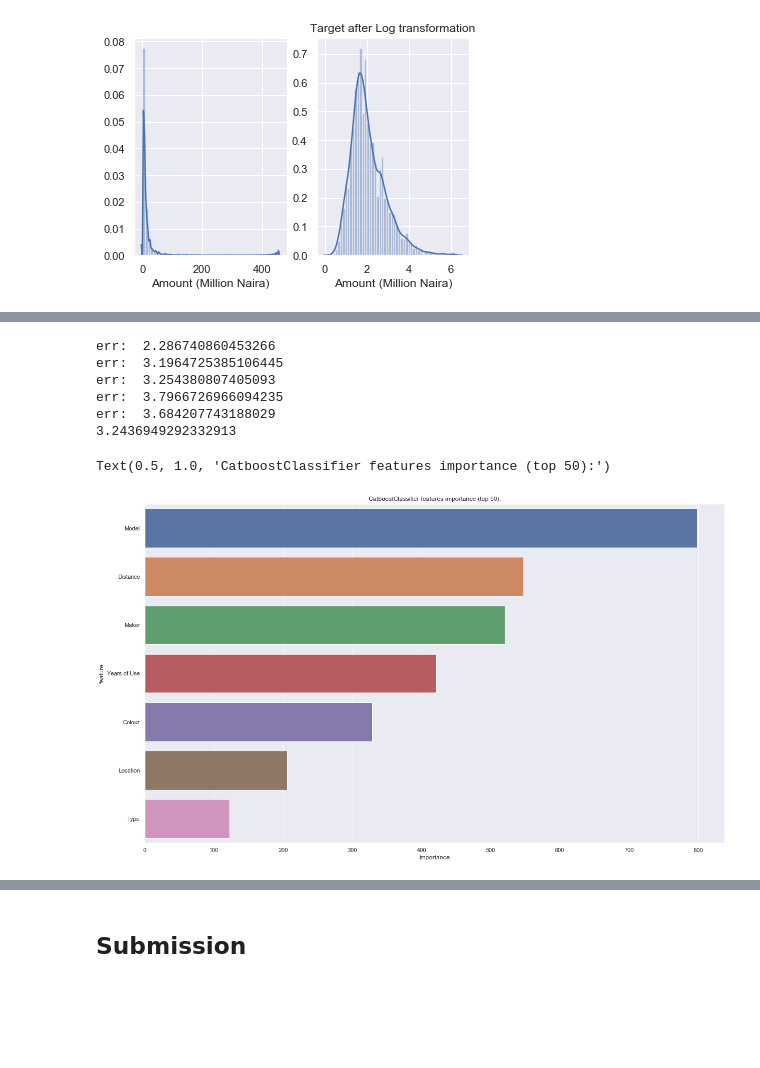
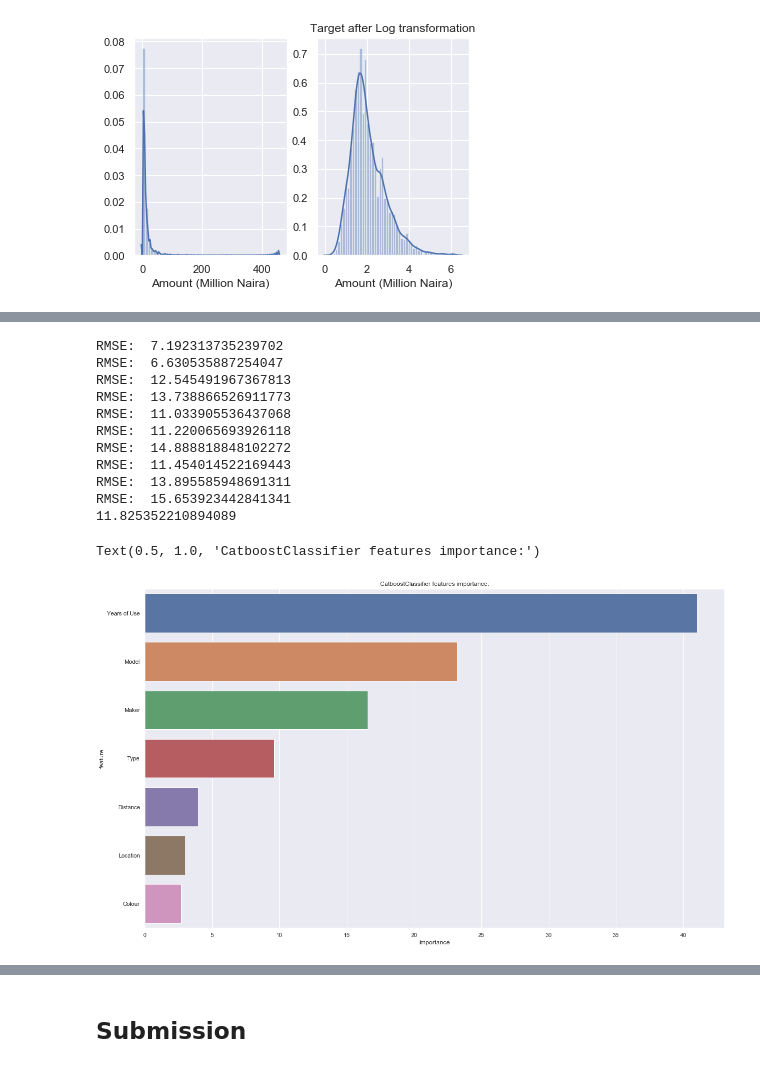
Before and after one commit to michaji/AI-Invasion-2022-Hackathon, a Jupyter notebook: Car.ipynb, the cells around one changed output, grey strips where cells are left out. Saved outputs shown, nothing was run; the diff lists cells and outputs as text; code cells hidden in the pictures; blank space fills up the shorter version.

```diff
--- a/Car.ipynb
+++ b/Car.ipynb
@@ -837,0 +1017,5 @@ sns.distplot(train['Distance'])
+# %%
+df1['Distance'] = df1['Distance'].dropna()
+# %%
+df['Distance'] = df['Distance'].dropna()
+#df1['Distance'].dropna()
@@ -837,0 +1026,11 @@ sns.distplot(train['Distance'])
+# %%
+sns.set()
+dist = df["Distance"]
+dist_transformed = pd.Series(np.log1p(dist))
+
+fig, ax = plt.subplots(1, 2)
+sns.distplot(dist, ax=ax[0])
+plt.title("Distance after Log transformation")
+# ax[0].axvline(y_transformed)
+sns.distplot(dist_transformed, ax=ax[1])
+plt.show()
@@ -891,46 +1138,53 @@ plt.show()
 fold_pred=[]
 oof_pred = []
 
-params = {'colsample_bytree': 0.384606276881856,
- 'learning_rate': 0.23251453473545997,
- 'max_depth': 7,
- 'subsample': 0.3530887571489526}
+params = {
+ 'learning_rate': 0.1,
+ 'max_depth': 8,
+ 'n_estimators' : 2000,
+ 'use_best_model': True
+ }
 
 
 
 
-fold= KFold(n_splits=5)#15#5#10
+fold= KFold(n_splits = 10)#15#5#10
 i=1
 for train_index, test_index in fold.split(X,y):
 
     X_train, X_test = X.iloc[train_index], X.iloc[test_index]
     y_train, y_test = np.log1p(y.iloc[train_index]), y.iloc[test_index]
 
-    model = LGBMRegressor(**params, objective = "mae")
+    model = LGBMRegressor(**params, eval_metric = 'RMSE')
     model.fit(X_train,y_train,eval_set=[(X_train,y_train),(X_test, y_test)], early_stopping_rounds=300, verbose = False)#erly100
 
     preds= model.predict(X_test)
-    print("err: ",(mean_absolute_error(y_test,np.expm1(preds))))  #Reverse transformation
-    oof_pred.append(mean_absolute_error(y_test,np.expm1(preds)))
+    print("RMSE: ", np.sqrt(mean_squared_error(y_test, np.expm1(preds))))  #Reverse transformation
+    oof_pred.append(np.sqrt(mean_squared_error(y_test, np.expm1(preds))))
     p2 = model.predict(df1[X.columns])
     fold_pred.append(np.expm1(p2))
 
 
 print(np.mean(oof_pred))
 # %% [output]
-err:  2.286740860453266
-err:  3.1964725385106445
-err:  3.254380807405093
-err:  3.7966726966094235
-err:  3.684207743188029
-3.2436949292332913
+RMSE:  7.192313735239702
+RMSE:  6.630535887254047
+RMSE:  12.545491967367813
+RMSE:  13.738866526911773
+RMSE:  11.033905536437068
+RMSE:  11.220065693926118
+RMSE:  14.888818848102272
+RMSE:  11.454014522169443
+RMSE:  13.895585948691311
+RMSE:  15.653923442841341
+11.825352210894089
 # %%
 feature_importance_df = pd.DataFrame(model.feature_importances_, columns=['importance'])
 feature_importance_df['feature'] = X.columns
 
 plt.figure(figsize=(20, 12));
 sns.barplot(x="importance", y="feature", data=feature_importance_df.sort_values(by = ['importance'], ascending = False).head(60))
-plt.title('CatboostClassifier features importance (top 50):')
+plt.title('CatboostClassifier features importance:')
 # %% [output]
-Text(0.5, 1.0, 'CatboostClassifier features importance (top 50):')
+Text(0.5, 1.0, 'CatboostClassifier features importance:')
-[figure, old version]
+[figure, new version]
```
Also changed, not shown: parts of 67 cells of this notebook.
